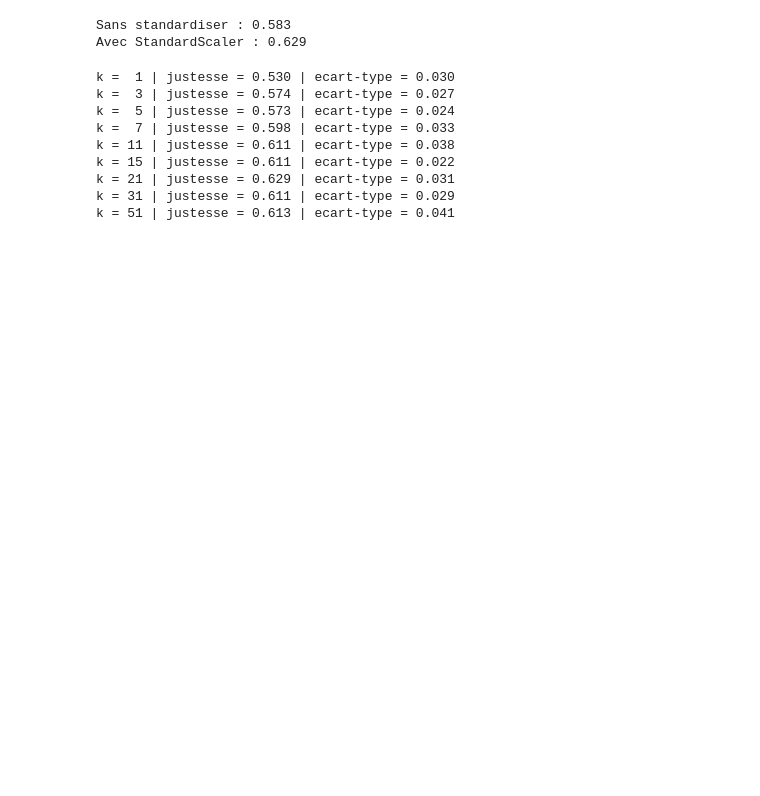
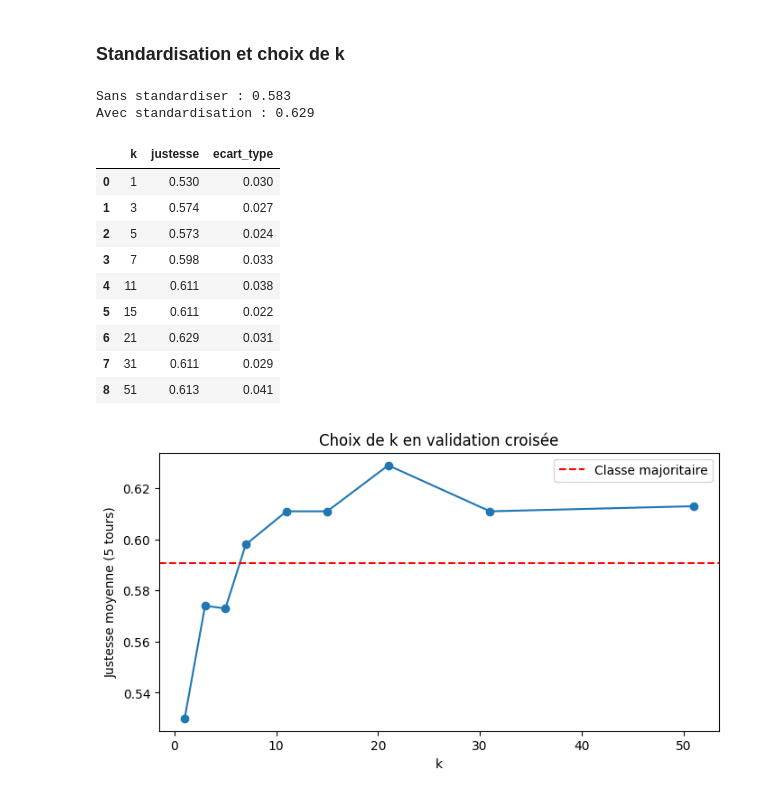
Before and after one commit to maureljean55/atelier-saint-honore, a Jupyter notebook: q5_knn.ipynb, the cells around one changed output. Drawn from its saved outputs; the diff is of its cells as text; code cells hidden in the pictures; blank space fills up the shorter version.

```diff
--- a/q5_knn.ipynb
+++ b/q5_knn.ipynb
@@ -64,50 +95,56 @@ demandes_sav                   -0.08    -0.05          1.00
+# %% [markdown]
+### Standardisation et choix de k
 # %%
+from sklearn.neighbors import KNeighborsClassifier
+from sklearn.preprocessing import StandardScaler
+from sklearn.pipeline import make_pipeline
 from sklearn.model_selection import StratifiedKFold, cross_val_score
-from sklearn.pipeline import make_pipeline
-from sklearn.preprocessing import StandardScaler
-from sklearn.neighbors import KNeighborsClassifier
 
-X = df[["anciennete_mois", "nb_achats_12m"]]
 cv = StratifiedKFold(5, shuffle=True, random_state=42)
 
-# pas standardiser (k = 21)
 score_brut = cross_val_score(KNeighborsClassifier(21), X, y, cv=cv)
-
-#standardisé (k = 21)
 modele_std = make_pipeline(StandardScaler(), KNeighborsClassifier(21))
 score_std = cross_val_score(modele_std, X, y, cv=cv)
 
 print("Sans standardiser :", round(score_brut.mean(), 3))
-print("Avec StandardScaler :", round(score_std.mean(), 3))
+print("Avec standardisation :", round(score_std.mean(), 3))
 # %% [output]
 Sans standardiser : 0.583
-Avec StandardScaler : 0.629
+Avec standardisation : 0.629
 # %%
-liste_k = [1, 3, 5, 7, 11, 15, 21, 31, 51]
-justesses = []
+valeurs_k = [1, 3, 5, 7, 11, 15, 21, 31, 51]
+resultats = []
 
-for k in liste_k:
+for k in valeurs_k:
     modele = make_pipeline(StandardScaler(), KNeighborsClassifier(k))
-    score = cross_val_score(modele, X, y, cv=cv)
-    justesses.append(score.mean())
-    print(f"k = {k:2d} | justesse = {score.mean():.3f} | ecart-type = {score.std():.3f}")
+    scores = cross_val_score(modele, X, y, cv=cv)
+    resultats.append({
+        "k": k,
+        "justesse": round(scores.mean(), 3),
+        "ecart_type": round(scores.std(), 3)
+    })
+
+resultats_k = pd.DataFrame(resultats)
+resultats_k
 # %% [output]
-k =  1 | justesse = 0.530 | ecart-type = 0.030
-k =  3 | justesse = 0.574 | ecart-type = 0.027
-k =  5 | justesse = 0.573 | ecart-type = 0.024
-k =  7 | justesse = 0.598 | ecart-type = 0.033
-k = 11 | justesse = 0.611 | ecart-type = 0.038
-k = 15 | justesse = 0.611 | ecart-type = 0.022
-k = 21 | justesse = 0.629 | ecart-type = 0.031
-k = 31 | justesse = 0.611 | ecart-type = 0.029
-k = 51 | justesse = 0.613 | ecart-type = 0.041
+|  | k | justesse | ecart_type |
+| 0 | 1 | 0.530 | 0.030 |
+| 1 | 3 | 0.574 | 0.027 |
+| 2 | 5 | 0.573 | 0.024 |
+| 3 | 7 | 0.598 | 0.033 |
+| 4 | 11 | 0.611 | 0.038 |
+| 5 | 15 | 0.611 | 0.022 |
+| 6 | 21 | 0.629 | 0.031 |
+| 7 | 31 | 0.611 | 0.029 |
+| 8 | 51 | 0.613 | 0.041 |
 # %%
 plt.figure(figsize=(8, 4))
-plt.plot(liste_k, justesses, marker="o", label="Justesse moyenne (5 tours)")
-plt.axhline(y.mean(), color="red", linestyle="--", label="Classe majoritaire (0,591)")
-plt.xlabel("Nombre de voisins k")
-plt.ylabel("Justesse moyenne")
-plt.title("Choix de k en validation croisée (ancienneté et nb d'achats)")
+plt.plot(resultats_k["k"], resultats_k["justesse"], marker="o")
+plt.axhline(y.mean(), color="red", linestyle="--", label="Classe majoritaire")
+plt.xlabel("k")
+plt.ylabel("Justesse moyenne (5 tours)")
+plt.title("Choix de k en validation croisée")
 plt.legend()
-plt.grid(True, alpha=0.3)
 plt.show()
+# %% [output]
+[figure, added]
```
Also changed, not shown: parts of 19 cells of this notebook.
